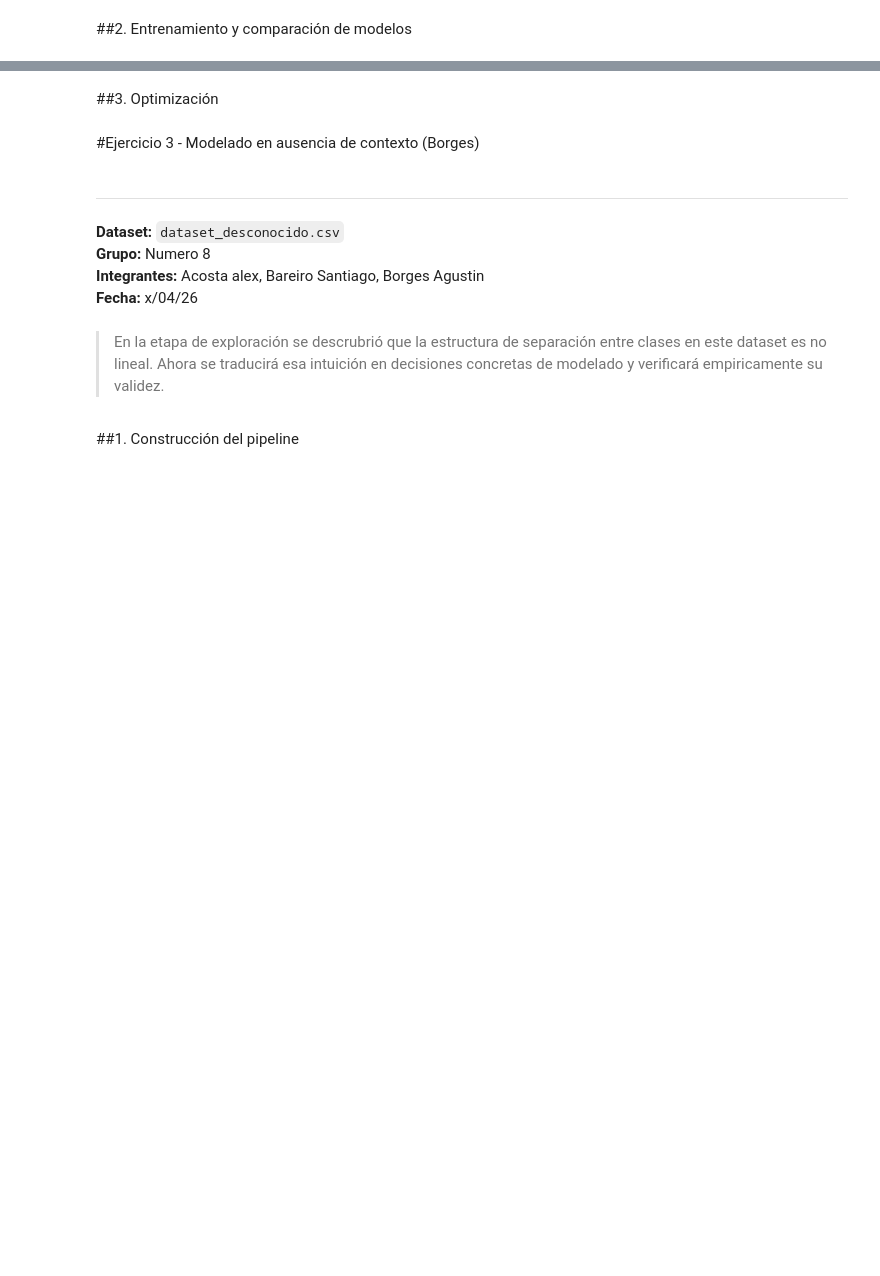
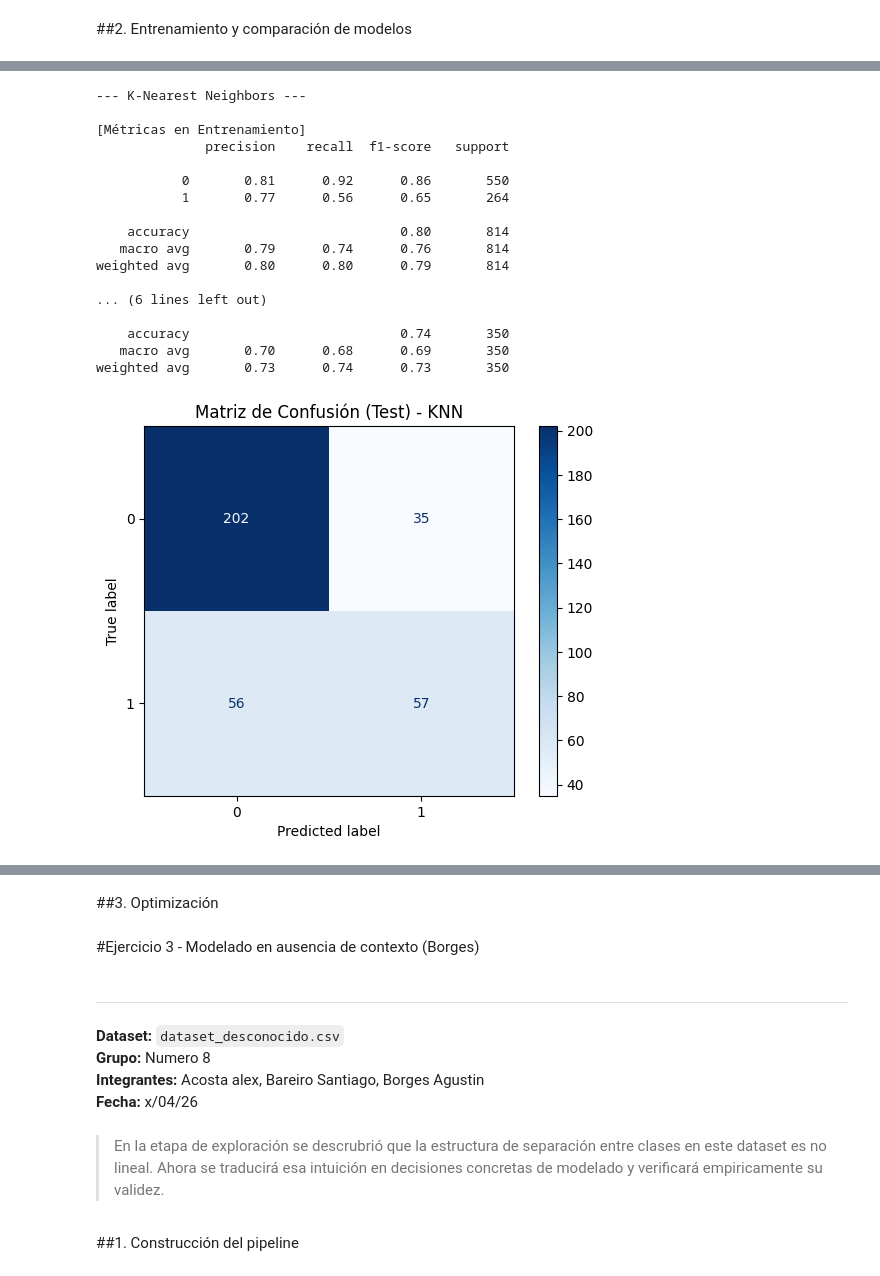
Before and after one commit to Santibareiro27/Inteligencia-Computacional, a Jupyter notebook: RA1_TP3/RA1_Trabajo_práctico_N°_3,_8.ipynb, the cells around one changed output, grey strips where cells are left out. Saved outputs shown, nothing was run; the diff lists cells and outputs as text; code cells hidden in the pictures; blank space fills up the shorter version.

```diff
--- a/RA1_TP3/RA1_Trabajo_práctico_N°_3,_8.ipynb
+++ b/RA1_TP3/RA1_Trabajo_práctico_N°_3,_8.ipynb
@@ -47,0 +1085,43 @@ Intervenir innecesaiamente sobre un cliente que no pensaba irse tiene un costo d
+# %%
+# 2. K-Nearest Neighbors
+knn_model = KNeighborsClassifier(n_neighbors=5)
+
+print("--- K-Nearest Neighbors ---")
+knn_model.fit(X_train_processed, y_train)
+
+# Evaluacion en TRAIN
+print("\n[Métricas en Entrenamiento]")
+y_train_pred_knn = knn_model.predict(X_train_processed)
+print(classification_report(y_train, y_train_pred_knn))
+
+# Evaluacion en TEST
+print("\n[Métricas en Test]")
+y_pred_knn = knn_model.predict(X_test_processed)
+print(classification_report(y_test, y_pred_knn))
+
+# Generar y mostrar la matriz de confusion para Test
+from sklearn.metrics import confusion_matrix, ConfusionMatrixDisplay
+cm = confusion_matrix(y_test, y_pred_knn)
+disp = ConfusionMatrixDisplay(confusion_matrix=cm, display_labels=knn_model.classes_)
+disp.plot(cmap='Blues')
+plt.title('Matriz de Confusión (Test) - KNN')
+plt.show()
+# %% [output]
+--- K-Nearest Neighbors ---
+
+[Métricas en Entrenamiento]
+              precision    recall  f1-score   support
+
+           0       0.81      0.92      0.86       550
+           1       0.77      0.56      0.65       264
+
+    accuracy                           0.80       814
+   macro avg       0.79      0.74      0.76       814
+weighted avg       0.80      0.80      0.79       814
+
+... (6 lines left out)
+
+    accuracy                           0.74       350
+   macro avg       0.70      0.68      0.69       350
+weighted avg       0.73      0.74      0.73       350
+[figure, added]
```
Also changed, not shown: parts of 79 cells of this notebook.
